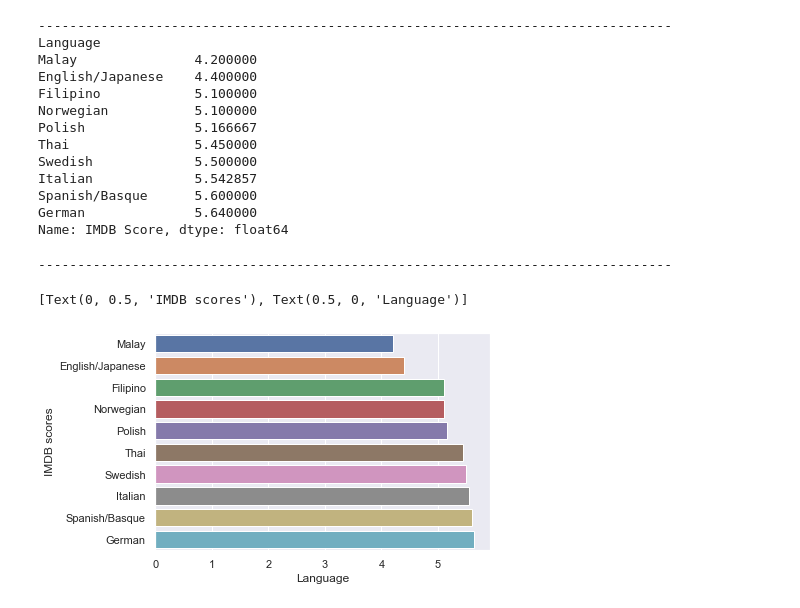
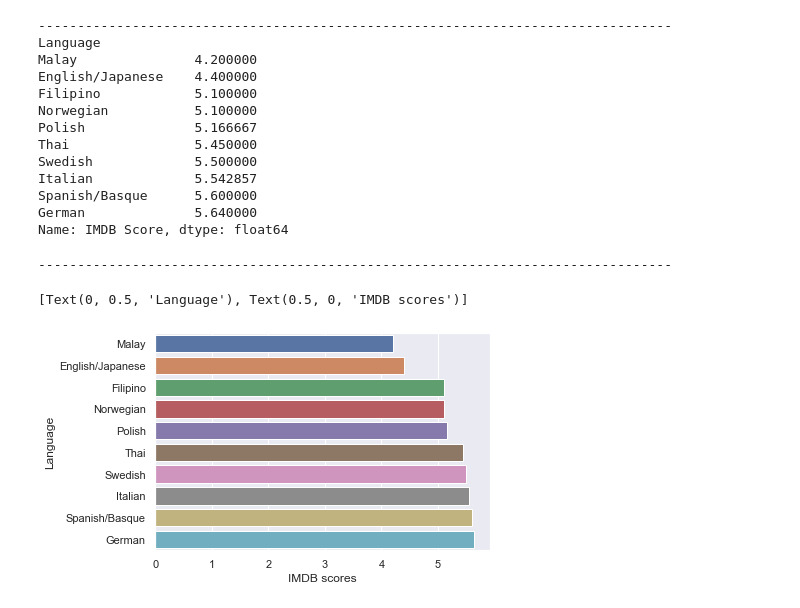
Before and after one commit to yavuzcpkn/Python-Netflix-DataAnalysis, a Jupyter notebook: Python-Netflix-DataAnalysis.ipynb, the cells around one changed output. Cells and saved outputs as stored; diff of their text form; code cells hidden in the pictures.

```diff
--- a/Python-Netflix-DataAnalysis.ipynb
+++ b/Python-Netflix-DataAnalysis.ipynb
@@ -242,11 +242,11 @@ Name: IMDB Score, dtype: float64
 # %%
 print("---------------------------------------------------------------------------------")
 
 #IMDB Puanı en düşük olan 10 film ve dili. Görselleştirilmiş hali
 imdblanguageplot = sns.barplot(x=imdblanguage.values, y=imdblanguage.index, orient='h')
-imdblanguageplot.set(ylabel="IMDB scores",
-       xlabel="Language")
+imdblanguageplot.set(ylabel="Language",
+       xlabel="IMDB scores")
 # %% [output]
 ---------------------------------------------------------------------------------
-[Text(0, 0.5, 'IMDB scores'), Text(0.5, 0, 'Language')]
+[Text(0, 0.5, 'Language'), Text(0.5, 0, 'IMDB scores')]
-[figure, old version]
+[figure, new version]
```
